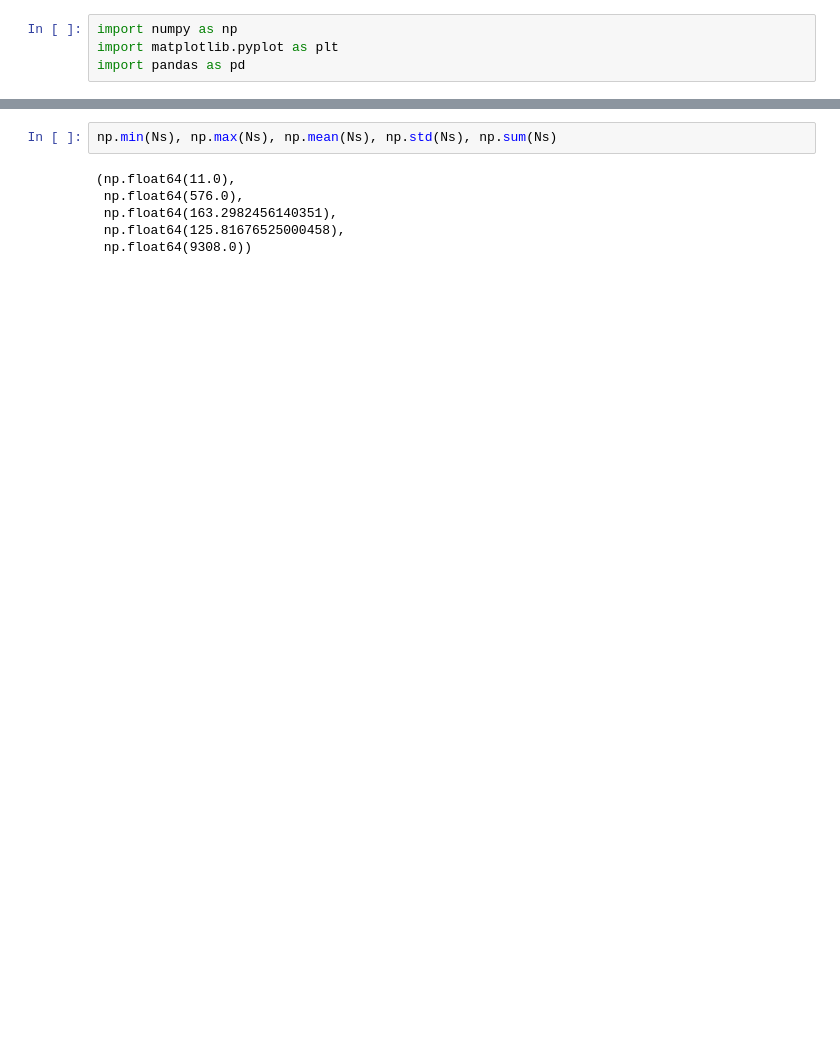
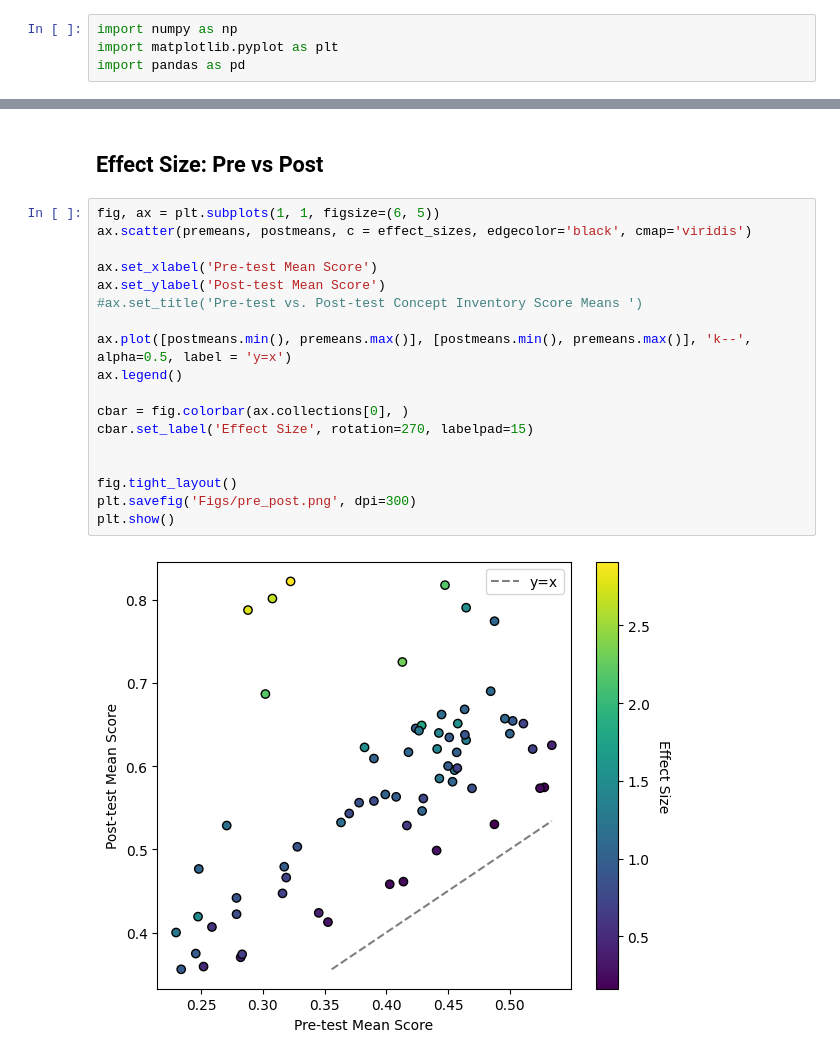
Before and after one commit to oross314/Modeling-Active-Learning-Classrooms, a Jupyter notebook: data_exploration_plots.ipynb, the cells around one changed output, grey strips where cells are left out. Drawn from its saved outputs; the diff is of its cells as text; blank space fills up the shorter version.

```diff
--- a/data_exploration_plots.ipynb
+++ b/data_exploration_plots.ipynb
@@ -132,8 +144,22 @@ Text(0.5, 1.0, 'Lec vs. 1- CG - WG')
-# %%
-np.min(Ns), np.max(Ns), np.mean(Ns), np.std(Ns), np.sum(Ns)
-# %% [output]
-(np.float64(11.0),
- np.float64(576.0),
- np.float64(163.2982456140351),
- np.float64(125.81676525000458),
- np.float64(9308.0))
+# %% [markdown]
+## Effect Size: Pre vs Post
+# %%
+fig, ax = plt.subplots(1, 1, figsize=(6, 5))
+ax.scatter(premeans, postmeans, c = effect_sizes, edgecolor='black', cmap='viridis')
+
+ax.set_xlabel('Pre-test Mean Score')
+ax.set_ylabel('Post-test Mean Score')
+#ax.set_title('Pre-test vs. Post-test Concept Inventory Score Means ')
+
+ax.plot([postmeans.min(), premeans.max()], [postmeans.min(), premeans.max()], 'k--', alpha=0.5, label = 'y=x')
+ax.legend()
+
+cbar = fig.colorbar(ax.collections[0], )
+cbar.set_label('Effect Size', rotation=270, labelpad=15)
+
+
+fig.tight_layout()
+plt.savefig('Figs/pre_post.png', dpi=300)
+plt.show()
+# %% [output]
+[figure, added]
```
Also changed, not shown: parts of 13 cells of this notebook, 4 other files.
